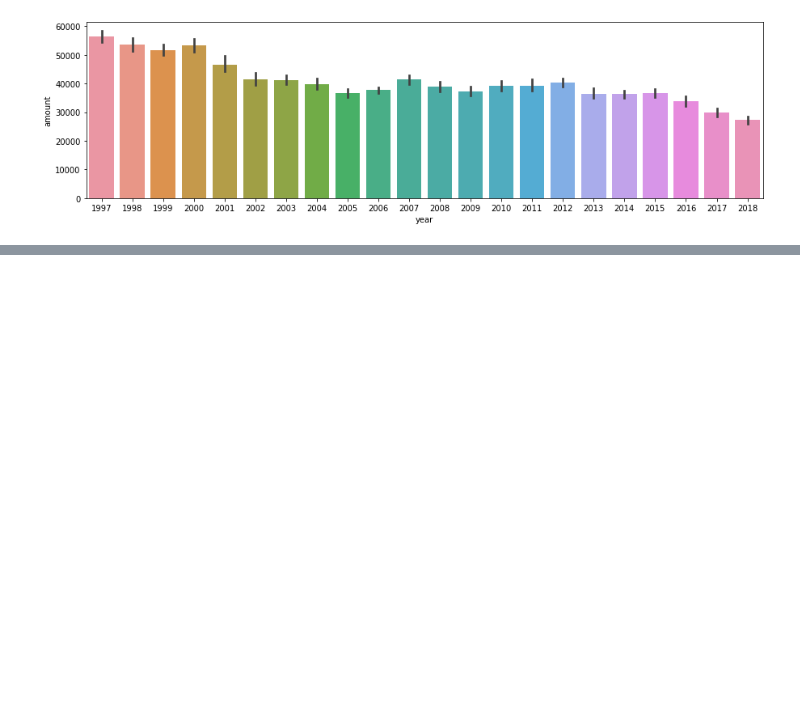
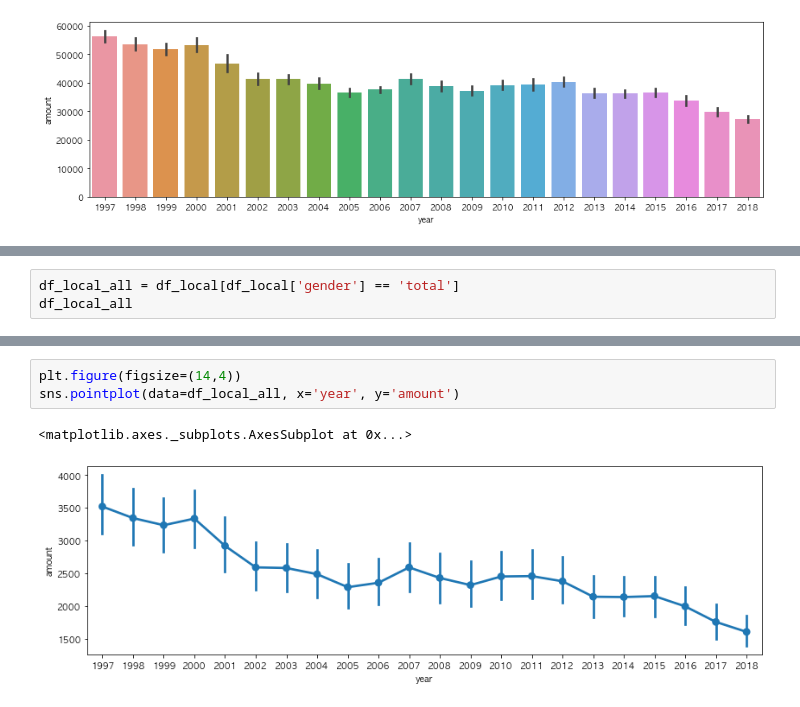
Before and after one commit to lhs7091/PythonDataScienceExam, a Jupyter notebook: birth_rate_korea/birth_rate_korea.ipynb, the cells around one changed output, grey strips where cells are left out. Drawn from its saved outputs; the diff is of its cells as text; blank space fills up the shorter version.

```diff
--- a/birth_rate_korea/birth_rate_korea.ipynb
+++ b/birth_rate_korea/birth_rate_korea.ipynb
@@ -345,0 +385,3 @@ sns.barplot(data=df_all, x='year', y='amount')
+# %%
+df_local_all = df_local[df_local['gender'] == 'total']
+df_local_all
@@ -345,0 +402,6 @@ sns.barplot(data=df_all, x='year', y='amount')
+# %%
+plt.figure(figsize=(14,4))
+sns.pointplot(data=df_local_all, x='year', y='amount')
+# %% [output]
+<matplotlib.axes._subplots.AxesSubplot at 0x...>
+[figure, added]
```
Also changed, not shown: parts of 14 cells of this notebook.
